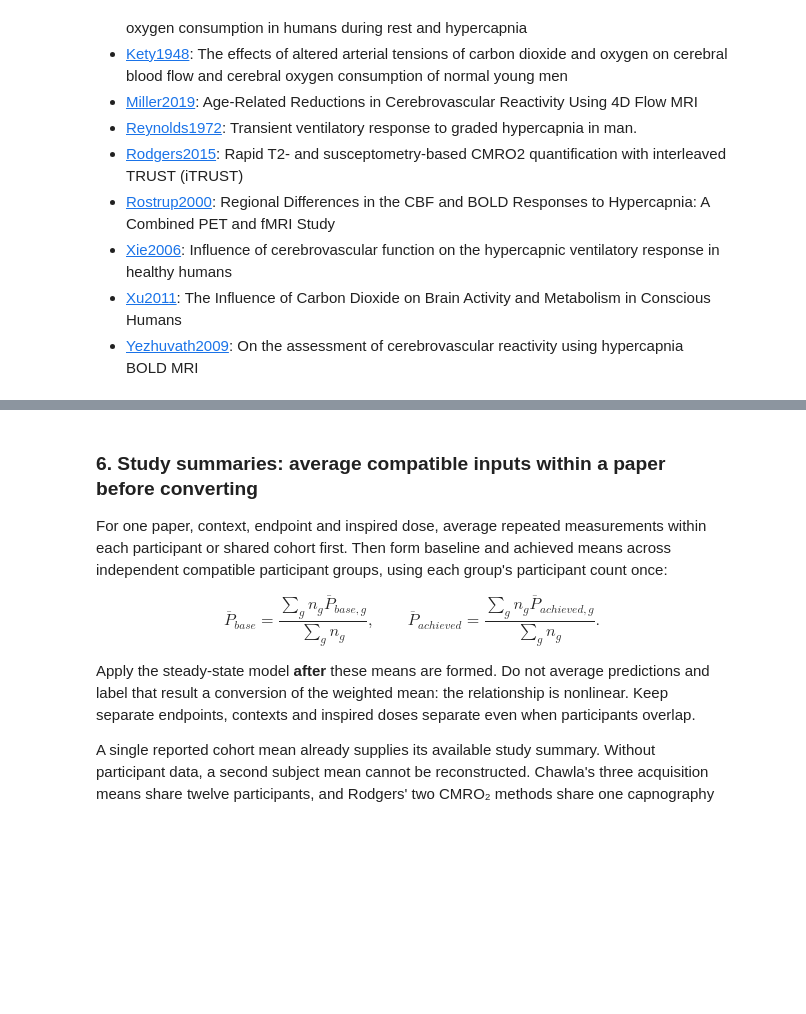
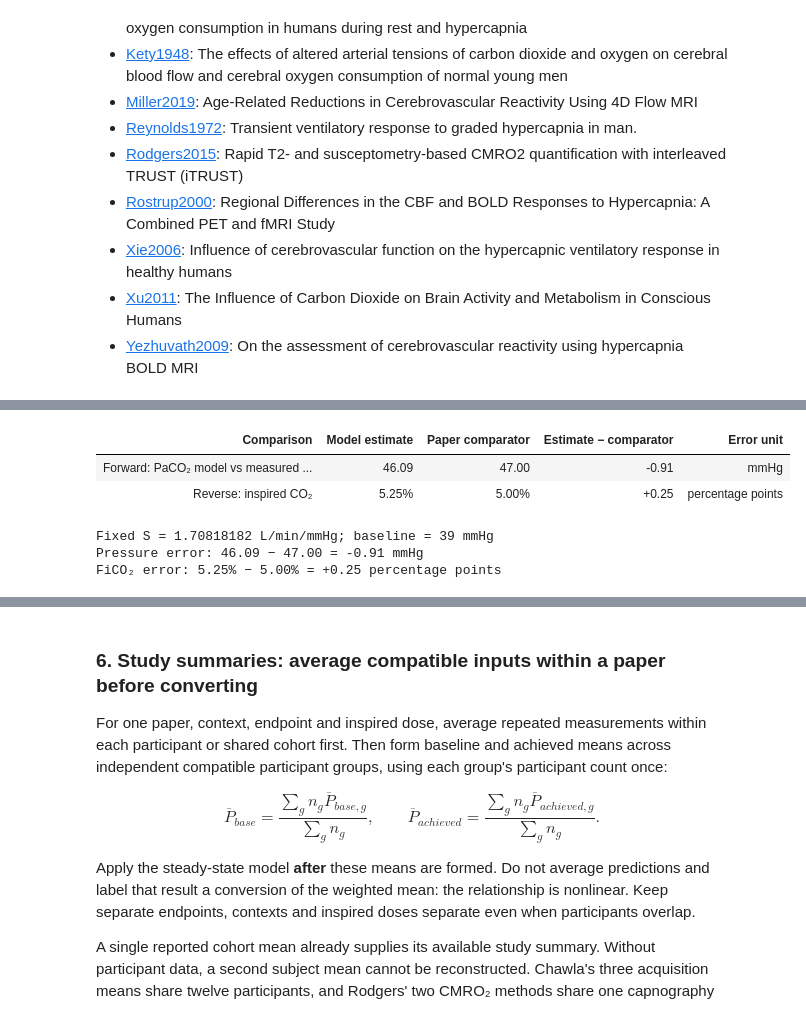
Before and after one commit to moonsukk/ssm-fico2-paco2, a Jupyter notebook: SSM_FiCO2_PaCO2_tutorial.ipynb, the cells around one changed output, grey strips where cells are left out. Cells and saved outputs as stored; diff of their text form; code cells hidden in the pictures; blank space fills up the shorter version.

```diff
--- a/SSM_FiCO2_PaCO2_tutorial.ipynb
+++ b/SSM_FiCO2_PaCO2_tutorial.ipynb
@@ -342,0 +461,26 @@ Primary operating slope: 1.7081818181818182 L/min/mmHg
+# %%
+jain_params = parameters(settings, jain_baseline)
+jain_pressure_estimate = fico2_to_paco2(jain_dose, jain_params)
+jain_dose_estimate = paco2_to_fico2(jain_achieved, jain_params)
+jain_pressure_error = jain_pressure_estimate - jain_achieved
+jain_dose_error = jain_dose_estimate - jain_dose
+
+show_table([
+    {'direction': 'Forward: PaCO₂ model vs measured PETCO₂',
+     'estimate': f'{jain_pressure_estimate:.2f}', 'reported': f'{jain_achieved:.2f}',
+     'error': f'{jain_pressure_error:+.2f}', 'unit': 'mmHg'},
+    {'direction': 'Reverse: inspired CO₂',
+     'estimate': f'{jain_dose_estimate:.2f}%', 'reported': f'{jain_dose:.2f}%',
+     'error': f'{jain_dose_error:+.2f}', 'unit': 'percentage points'},
+], [('direction', 'Comparison'), ('estimate', 'Model estimate'),
+    ('reported', 'Paper comparator'), ('error', 'Estimate − comparator'), ('unit', 'Error unit')])
+print(f'Fixed S = {jain_params.S:.8f} L/min/mmHg; baseline = {jain_params.PaCO2_base:g} mmHg')
+print(f'Pressure error: {jain_pressure_estimate:.2f} − {jain_achieved:.2f} = {jain_pressure_error:+.2f} mmHg')
+print(f'FiCO₂ error: {jain_dose_estimate:.2f}% − {jain_dose:.2f}% = {jain_dose_error:+.2f} percentage points')
+# %% [output]
+| Comparison | Model estimate | Paper comparator | Estimate − comparator | Error unit |
+| Forward: PaCO₂ model vs measured ... | 46.09 | 47.00 | -0.91 | mmHg |
+| Reverse: inspired CO₂ | 5.25% | 5.00% | +0.25 | percentage points |
+Fixed S = 1.70818182 L/min/mmHg; baseline = 39 mmHg
+Pressure error: 46.09 − 47.00 = -0.91 mmHg
+FiCO₂ error: 5.25% − 5.00% = +0.25 percentage points
```
Also changed, not shown: parts of 16 cells of this notebook, 4 other files.
